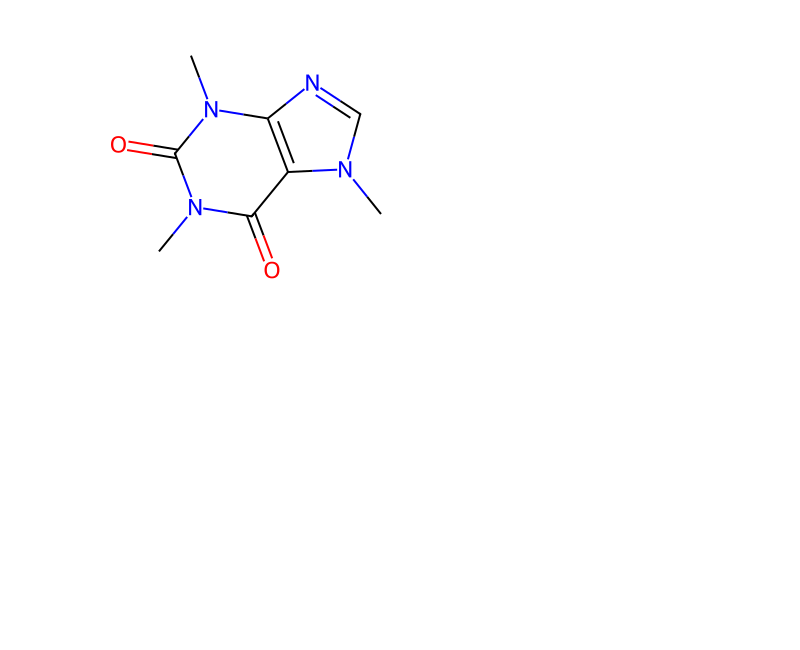
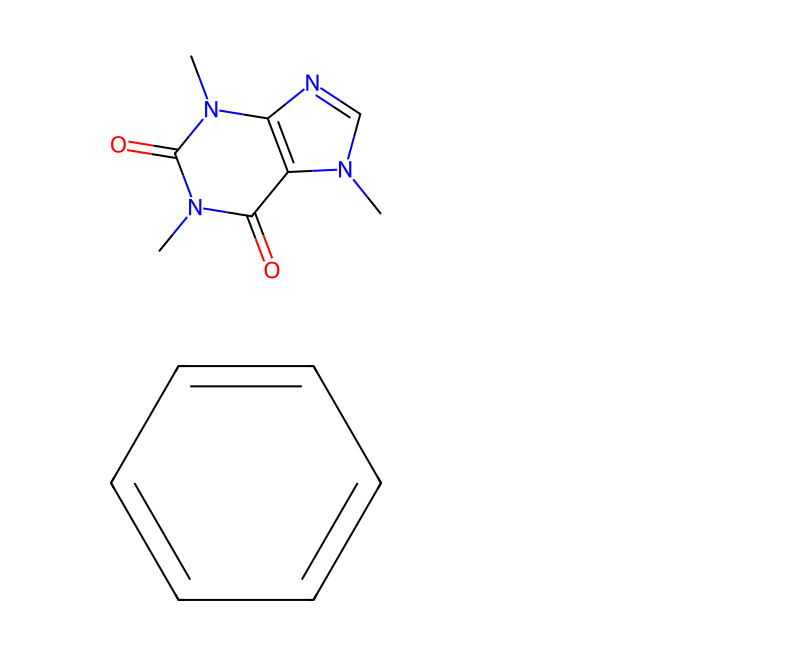
Before and after one commit to davidebtt/chemical_pycode, a Jupyter notebook: R&DKit.ipynb, the cells around one changed output. Cells and saved outputs as stored; diff of their text form; code cells hidden in the pictures; blank space fills up the shorter version.

```diff
--- a/R&DKit.ipynb
+++ b/R&DKit.ipynb
@@ -69,3 +69,17 @@ img = Draw.MolToImage(mol)
 display(img)
 # %% [output]
 [figure]
+# %%
+from rdkit import Chem
+from rdkit.Chem import Draw
+from IPython.display import display
+
+# Molecola: Benzene
+smiles = 'c1ccccc1'
+mol = Chem.MolFromSmiles(smiles)
+
+# Disegna e mostra l'immagine
+img = Draw.MolToImage(mol)
+display(img)
+# %% [output]
+[figure, added]
```
